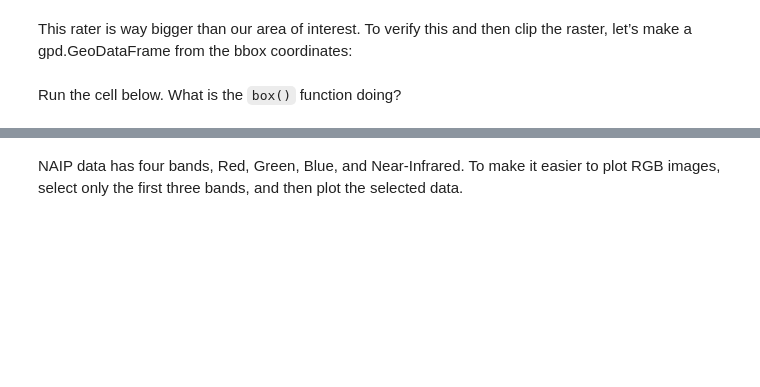
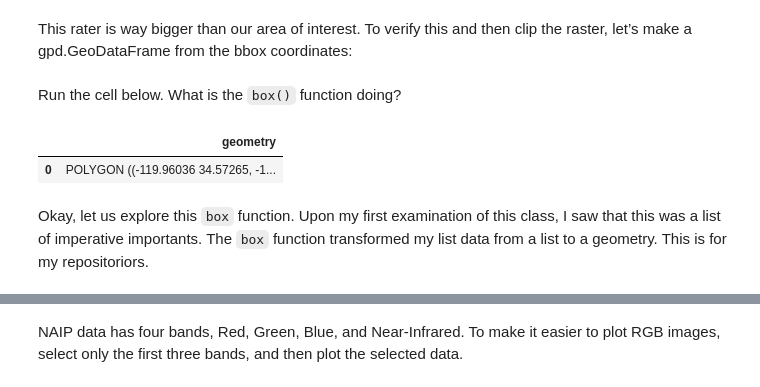
Before and after one commit to tommats00/discussion-week-10, a Jupyter notebook: gif.ipynb, the cells around one changed output, grey strips where cells are left out. Drawn from its saved outputs; the diff is of its cells as text; code cells hidden in the pictures; blank space fills up the shorter version.

```diff
--- a/gif.ipynb
+++ b/gif.ipynb
@@ -92,7 +120,13 @@ Run the cell below. What is the `box()` function doing?
 # %%
 # Bounding box as geodataframe
 box_df = gpd.GeoDataFrame(geometry=[box(*bbox)],
                  crs='epsg:4326')
+box_df
+# %% [output]
+|  | geometry |
+| 0 | POLYGON ((-119.96036 34.57265, -1... |
+# %% [markdown]
+Okay, let us explore this `box` function. Upon my first examination of this class, I saw that this was a list of imperative importants. The `box` function transformed my list data from a list to a geometry. This is for my repositoriors.
 # %%
 # Clip raster to bounding box, ensuring the crs' are the same
 lake_levels = lake_levels.rio.clip_box(*box_df.to_crs(lake_levels.rio.crs).total_bounds)
```
Also changed, not shown: parts of 16 cells of this notebook.
